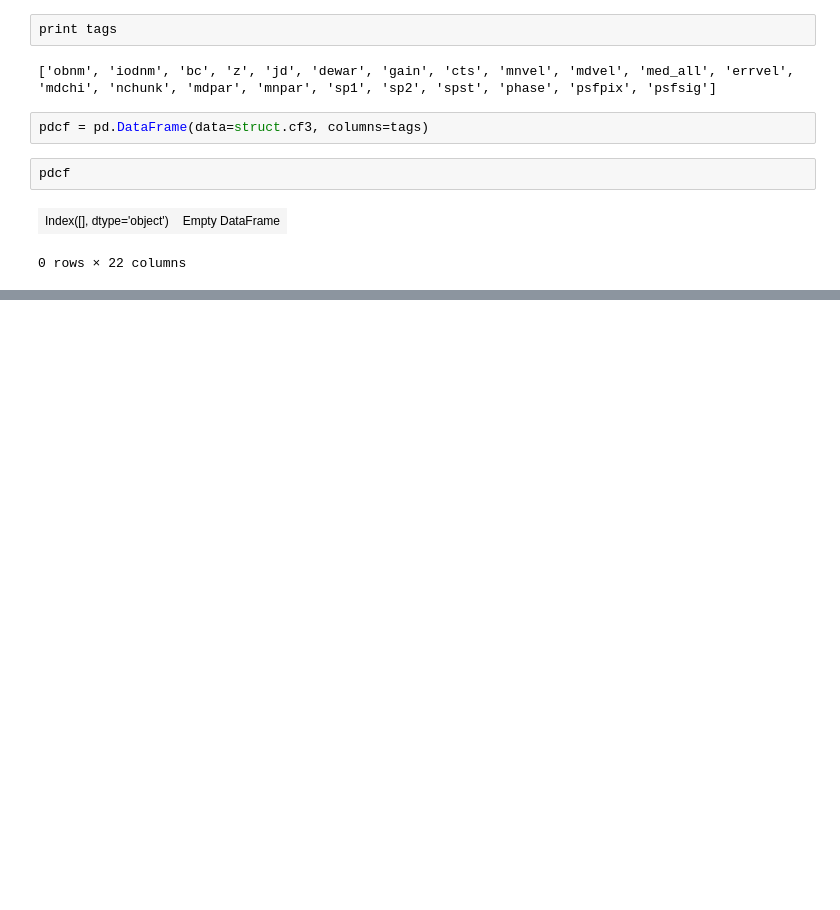
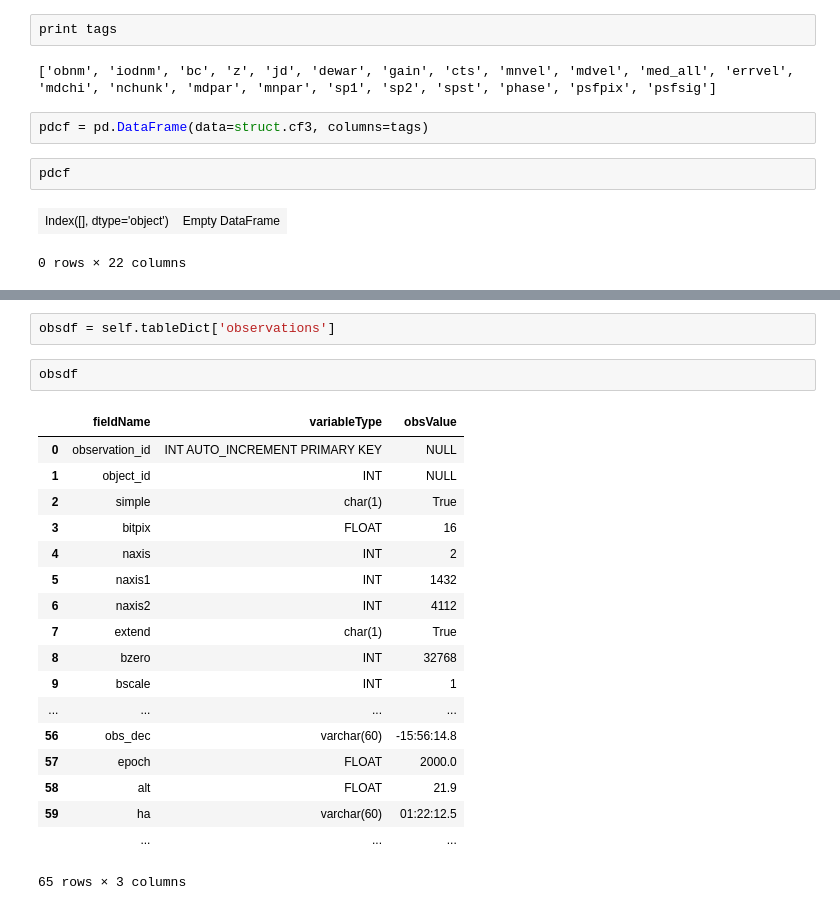
Before and after one commit to mattgiguere/chirondb, a Jupyter notebook: chironDBObject.ipynb, the cells around one changed output, grey strips where cells are left out. Saved outputs shown, nothing was run; the diff lists cells and outputs as text; blank space fills up the shorter version.

Commit message:
started work on adding object_id
It seems like it will be impossible to definitively determine the
object_id for each observation, but reasonable guesses may be made.

```diff
--- a/chironDBObject.ipynb
+++ b/chironDBObject.ipynb
@@ -789,0 +838,23 @@ pdcf
+# %%
+obsdf = self.tableDict['observations']
+# %%
+obsdf
+# %% [output]
+|  | fieldName | variableType | obsValue |
+| 0 | observation_id | INT AUTO_INCREMENT PRIMARY KEY | NULL |
+| 1 | object_id | INT | NULL |
+| 2 | simple | char(1) | True |
+| 3 | bitpix | FLOAT | 16 |
+| 4 | naxis | INT | 2 |
+| 5 | naxis1 | INT | 1432 |
+| 6 | naxis2 | INT | 4112 |
+| 7 | extend | char(1) | True |
+| 8 | bzero | INT | 32768 |
+| 9 | bscale | INT | 1 |
+| ... | ... | ... | ... |
+| 56 | obs_dec | varchar(60) | -15:56:14.8 |
+| 57 | epoch | FLOAT | 2000.0 |
+| 58 | alt | FLOAT | 21.9 |
+| 59 | ha | varchar(60) | 01:22:12.5 |
+|  | ... | ... | ... |
+65 rows × 3 columns
```
Also changed, not shown: parts of 24 cells of this notebook.
